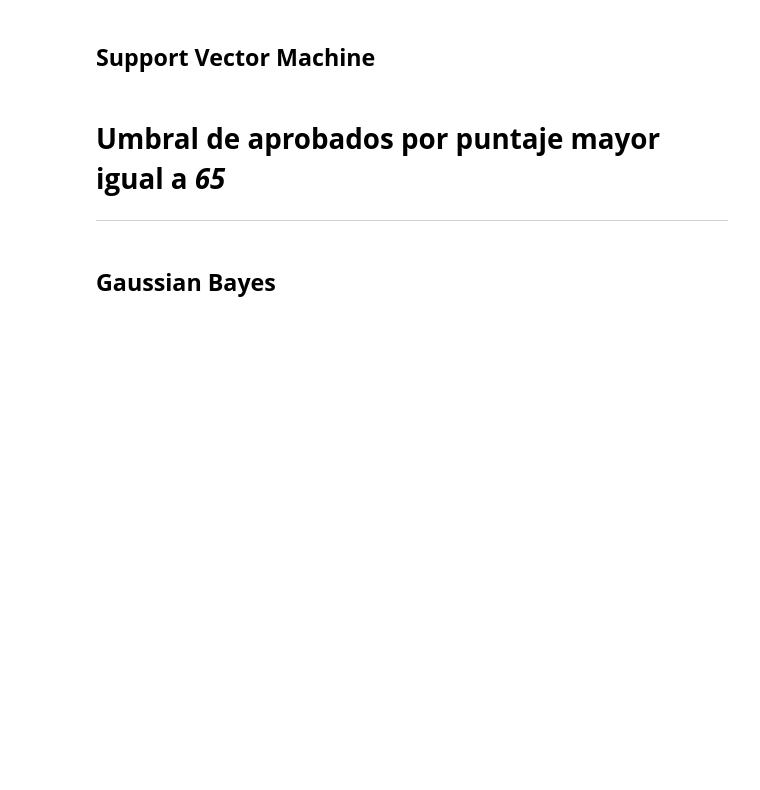
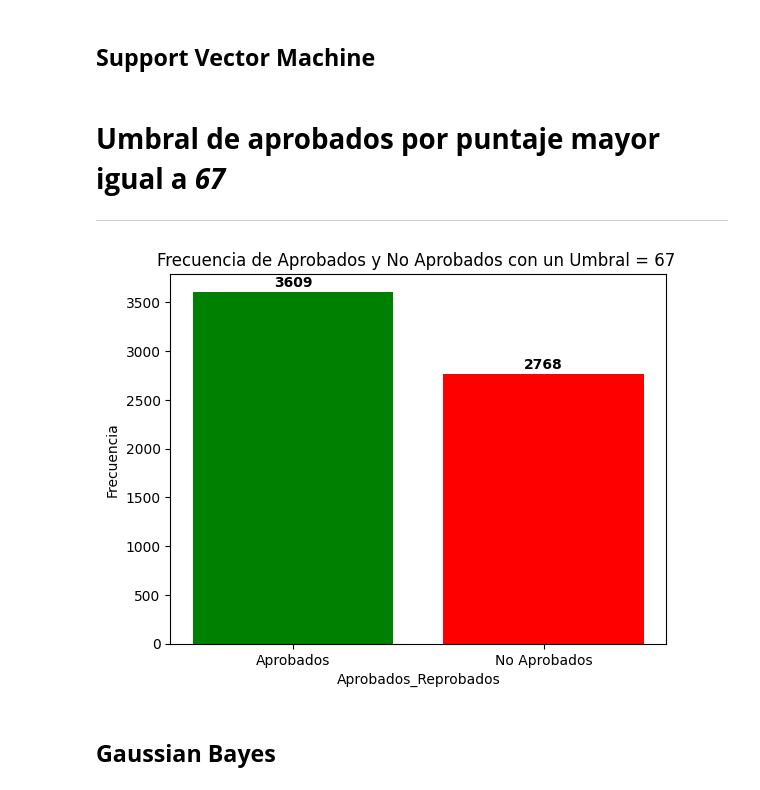
Before and after one commit to JeiGeek/ia1-LosPandas-prediccion_rendimiento_estudiantil, a Jupyter notebook: 02_Supervised_learning.ipynb, the cells around one changed output. Drawn from its saved outputs; the diff is of its cells as text; code cells hidden in the pictures; blank space fills up the shorter version.

```diff
--- a/02_Supervised_learning.ipynb
+++ b/02_Supervised_learning.ipynb
@@ -232,10 +232,42 @@ Matthews CorrCoef promedio: 0.572
 # %% [markdown]
 ## **Support Vector Machine**
 # %% [markdown]
-# **Umbral de aprobados por puntaje mayor igual a *65***
+# **Umbral de aprobados por puntaje mayor igual a *67***
 
 
 ---
+# %%
+# Preparacion de del dataset
+
+# copia del DataFrame
+df_60 = df_encoded.copy()
+
+# Agregar la columna booleana de aprobados si tiene valor mayor igual a 70
+df_60['Aprobados'] = df_60['Exam_Score'] >= 67
+# %%
+# @title Visualización de datos por categoría
+
+# Frecuencias por categoría
+categorias = df_60['Aprobados'].value_counts()
+
+# Colores para True y False
+colores = ['green' if valor else 'red' for valor in categorias.index]
+
+etiquetas = ['Aprobados' if valor else 'No Aprobados' for valor in categorias.index]
+plt.bar(etiquetas, categorias.values, color=colores)
+
+# Añadir los valores encima de cada barra
+for i, v in enumerate(categorias.values):
+    plt.text(i, v + 50, str(v), ha='center', fontweight='bold')  # el +50 es para que no se superponga
+
+# Títulos y etiquetas
+plt.title('Frecuencia de Aprobados y No Aprobados con un Umbral = 67 ')
+plt.xlabel('Aprobados_Reprobados')
+plt.ylabel('Frecuencia')
+
+plt.show()
+# %% [output]
+[figure, added]
 # %% [markdown]
 ## **Gaussian Bayes**
 # %% [markdown]
```
Also changed, not shown: parts of 2 cells of this notebook.
